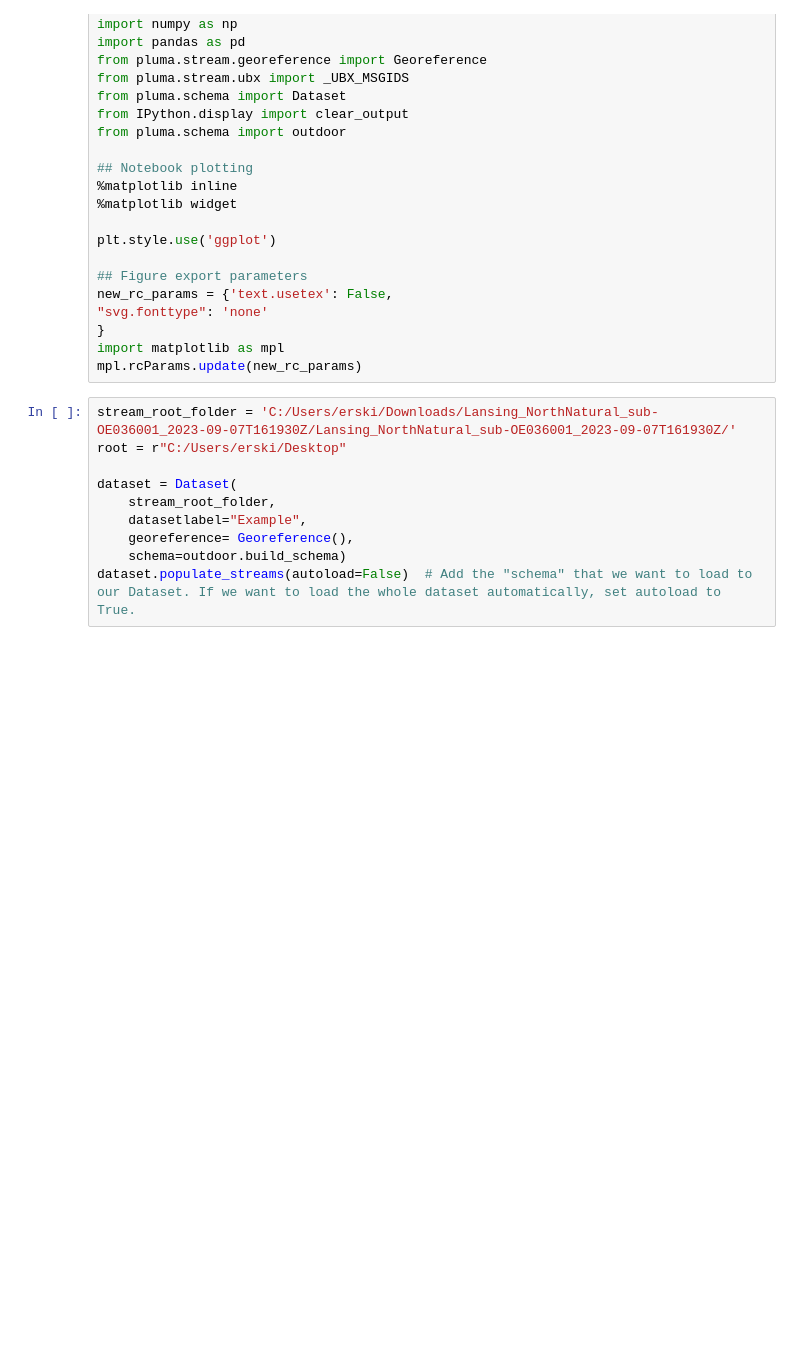
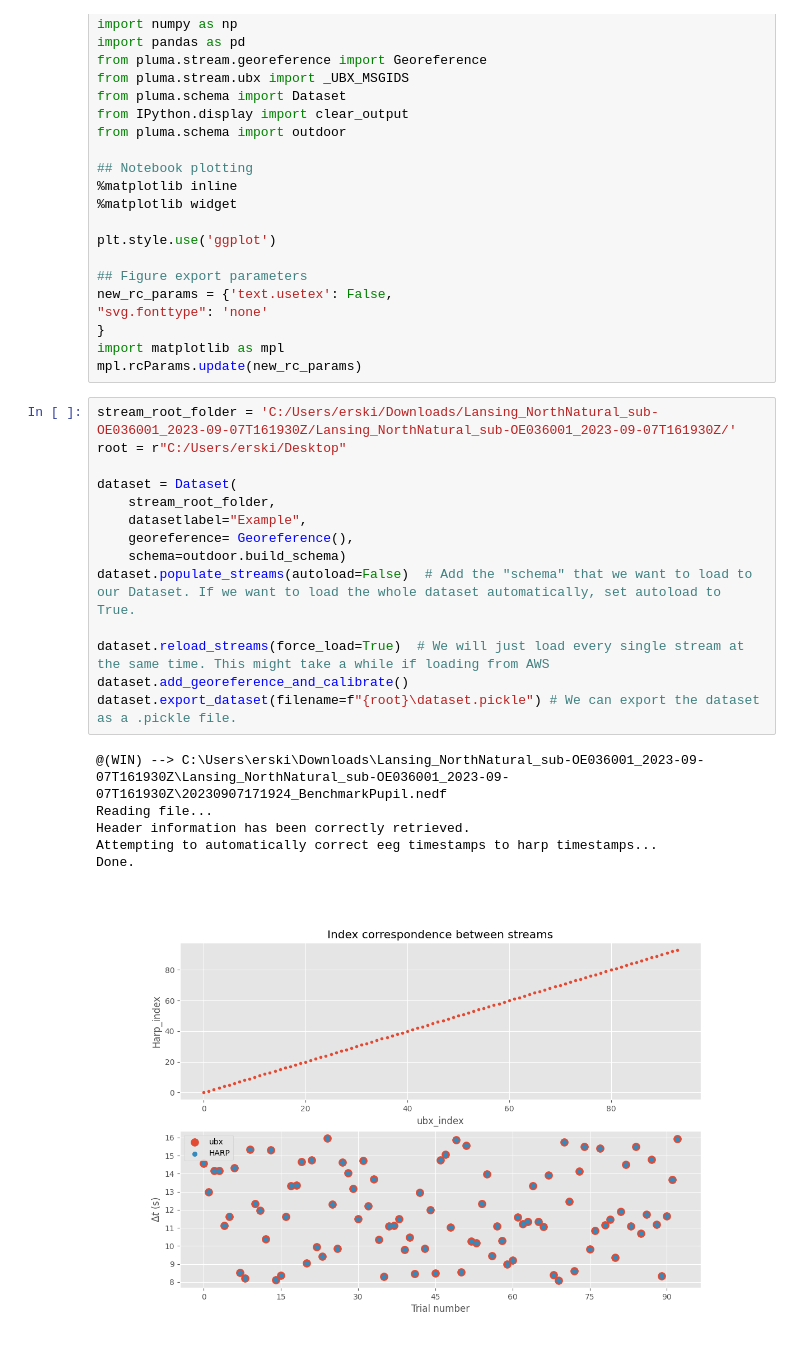
Before and after one commit to emotional-cities/pluma-analysis, a Jupyter notebook: pluma/examples/load_dataset_example.ipynb, the cells around one changed output. Drawn from its saved outputs; the diff is of its cells as text; blank space fills up the shorter version.

```diff
--- a/pluma/examples/load_dataset_example.ipynb
+++ b/pluma/examples/load_dataset_example.ipynb
@@ -25,10 +25,21 @@ mpl.rcParams.update(new_rc_params)
 # %%
 stream_root_folder = 'C:/Users/erski/Downloads/Lansing_NorthNatural_sub-OE036001_2023-09-07T161930Z/Lansing_NorthNatural_sub-OE036001_2023-09-07T161930Z/'
 root = r"C:/Users/erski/Desktop"
 
 dataset = Dataset(
     stream_root_folder,
     datasetlabel="Example",
     georeference= Georeference(),
     schema=outdoor.build_schema)
 dataset.populate_streams(autoload=False)  # Add the "schema" that we want to load to our Dataset. If we want to load the whole dataset automatically, set autoload to True.
+
+dataset.reload_streams(force_load=True)  # We will just load every single stream at the same time. This might take a while if loading from AWS
+dataset.add_georeference_and_calibrate()
+dataset.export_dataset(filename=f"{root}\dataset.pickle") # We can export the dataset as a .pickle file.
+# %% [output]
+@(WIN) --> C:\Users\erski\Downloads\Lansing_NorthNatural_sub-OE036001_2023-09-07T161930Z\Lansing_NorthNatural_sub-OE036001_2023-09-07T161930Z\20230907171924_BenchmarkPupil.nedf
+Reading file...
+Header information has been correctly retrieved.
+Attempting to automatically correct eeg timestamps to harp timestamps...
+Done.
+[figure, added]
```
Also changed, not shown: parts of 1 cell of this notebook, 3 other files.
